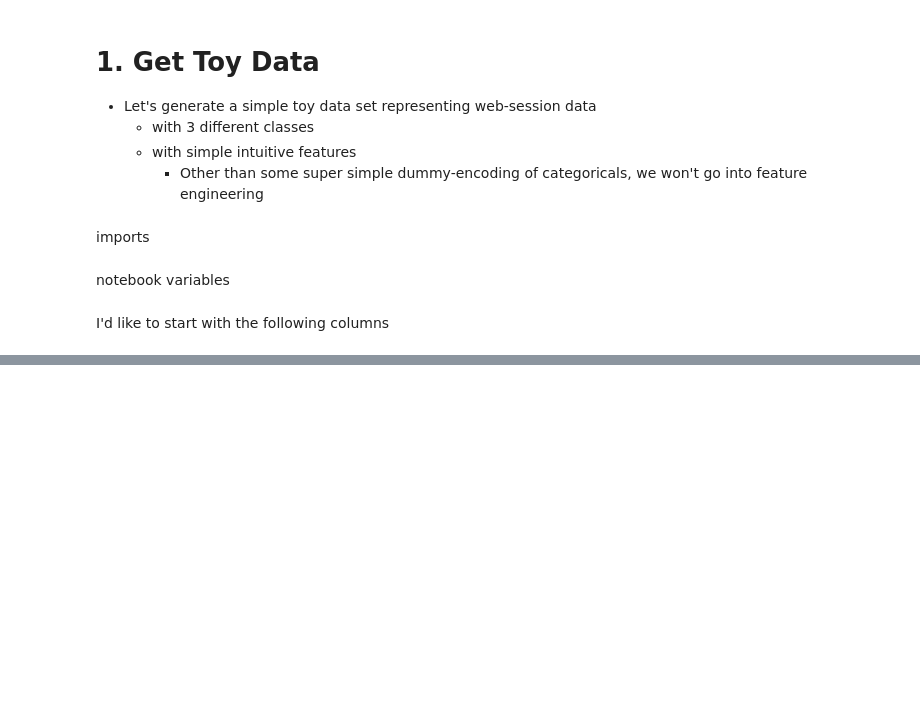
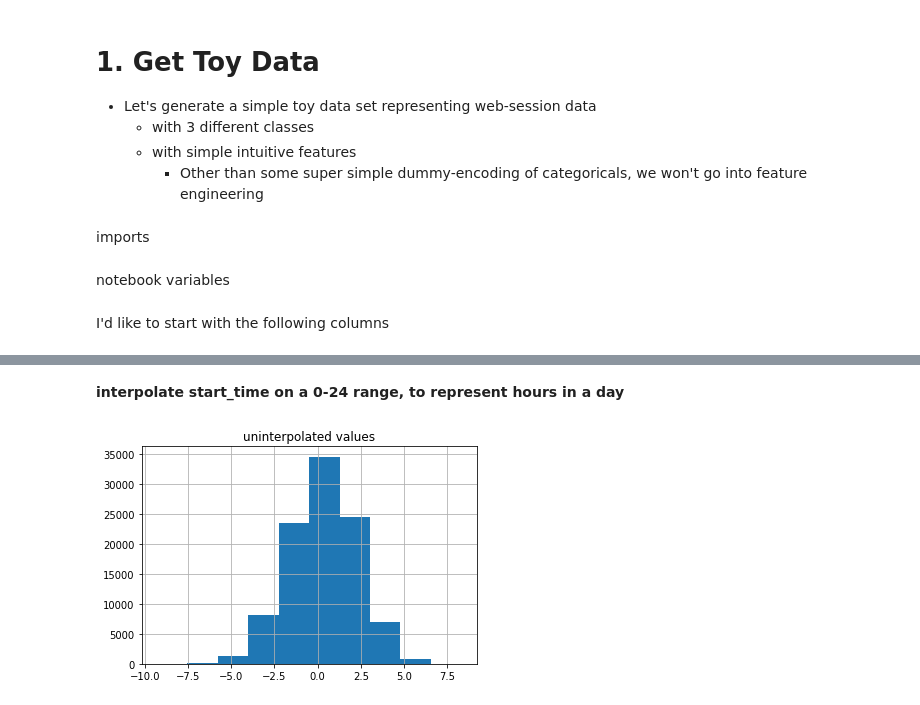
Before and after one commit to paulo-metrostar/intro-clf-trees, a Jupyter notebook: 1-get-toy-data.ipynb, the cells around one changed output, grey strips where cells are left out. Saved outputs shown, nothing was run; the diff lists cells and outputs as text; code cells hidden in the pictures; blank space fills up the shorter version.

Commit message:
got toy data

```diff
--- a/1-get-toy-data.ipynb
+++ b/1-get-toy-data.ipynb
@@ -30,7 +32,7 @@ web_sesh_df = pd.DataFrame(
         # weekday (0-7) treat as int (although it should properly be understood as a categorical)
         'weekday':[],
         # boolean indicator of whether or not the session is on a chrome browser
-        'chrome_broswer':[],
+        'chrome_browser':[],
         # boolean indicator of whether or not the session is on a firefox browser
         'firefox_browser':[],
         # boolean indicator of whether or not the session is on a mobile device
@@ -51,6 +53,8 @@ web_sesh_df = pd.DataFrame(
 
 # display the column headers
 if verbose:
-    print('Initialized web session data frame with info:\n')
+    feedback = 'Initialized web-session data-frame with info:\n'
+    feedback += '-'*len(feedback)
+    print(feedback)
     print(web_sesh_df.info())
 # %% [output]
@@ -211,13 +207,27 @@ plt.plot()
 # %%
+# Generate some toy data to put into the data frame
 X,y = make_classification(
     # generate 100,000 rows
     n_samples = 100000,
     # set the number of features to the width of the data minus the target column
     n_features = web_sesh_df.shape[1] - 1,
-    # let's assume all the columns are informative except for the browser features, so that's 7
+    # let's assume all the columns are informative except for the two browser features, so that's 7
     n_informative = 7,
     # declare number of target pages/classes to predict (keep it simple at 3)
     n_classes = 3,
     # declare the number of clusters per class
-    n_clusters_per_class = 2
+    n_clusters_per_class = 1
 )
+
+# unpack each column in X into columns of a data frame
+for i in range(X.shape[1]):
+    # get the corresponding column in the data frame
+    col = web_sesh_df.columns[i]
+    # assign the column in X to the column in the df
+    web_sesh_df[col] = X[:,i]
+
+# assign the target column
+web_sesh_df['TARGET_PAGE'] = y
+
+# take a look at the data now
+web_sesh_df.head()
@@ -223,0 +279,9 @@ X,y = make_classification(
+# %% [markdown]
+**interpolate start_time on a 0-24 range, to represent hours in a day**
+# %%
+# take a look at its current distribution
+web_sesh_df.start_time.hist()
+plt.title('uninterpolated values')
+plt.show()
+# %% [output]
+[figure, added]
```
Also changed, not shown: parts of 34 cells of this notebook.
